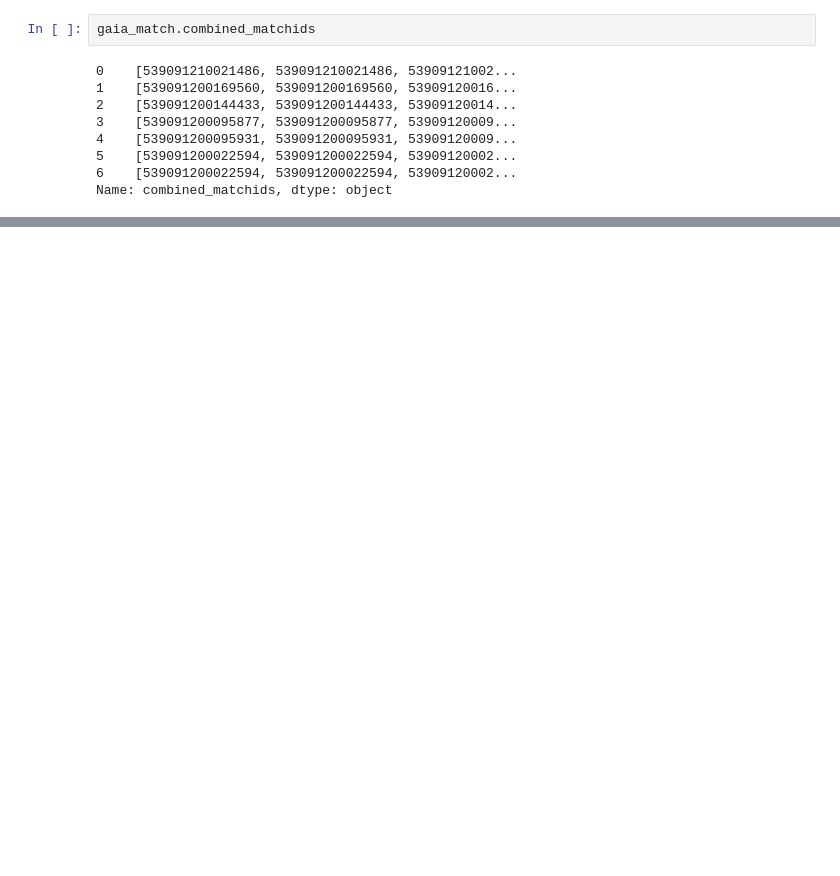
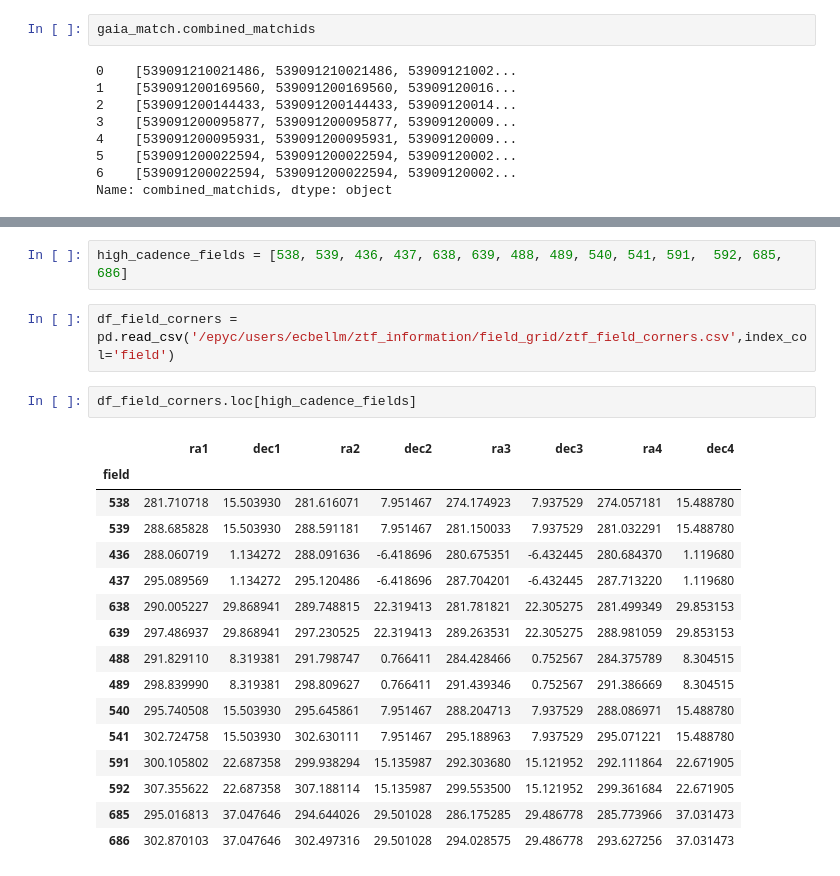
Before and after one commit to courtk32/stellar_flares, a Jupyter notebook: axs_ztf_gaia.ipynb, the cells around one changed output, grey strips where cells are left out. Saved outputs shown, nothing was run; the diff lists cells and outputs as text; blank space fills up the shorter version.

```diff
--- a/axs_ztf_gaia.ipynb
+++ b/axs_ztf_gaia.ipynb
@@ -165,0 +196,23 @@ gaia_match
+# %%
+high_cadence_fields = [538, 539, 436, 437, 638, 639, 488, 489, 540, 541, 591,  592, 685, 686]
+# %%
+df_field_corners = pd.read_csv('/epyc/users/ecbellm/ztf_information/field_grid/ztf_field_corners.csv',index_col='field')
+# %%
+df_field_corners.loc[high_cadence_fields]
+# %% [output]
+|  | ra1 | dec1 | ra2 | dec2 | ra3 | dec3 | ra4 | dec4 |
+| field |  |  |  |  |  |  |  |  |
+| 538 | 281.710718 | 15.503930 | 281.616071 | 7.951467 | 274.174923 | 7.937529 | 274.057181 | 15.488780 |
+| 539 | 288.685828 | 15.503930 | 288.591181 | 7.951467 | 281.150033 | 7.937529 | 281.032291 | 15.488780 |
+| 436 | 288.060719 | 1.134272 | 288.091636 | -6.418696 | 280.675351 | -6.432445 | 280.684370 | 1.119680 |
+| 437 | 295.089569 | 1.134272 | 295.120486 | -6.418696 | 287.704201 | -6.432445 | 287.713220 | 1.119680 |
+| 638 | 290.005227 | 29.868941 | 289.748815 | 22.319413 | 281.781821 | 22.305275 | 281.499349 | 29.853153 |
+| 639 | 297.486937 | 29.868941 | 297.230525 | 22.319413 | 289.263531 | 22.305275 | 288.981059 | 29.853153 |
+| 488 | 291.829110 | 8.319381 | 291.798747 | 0.766411 | 284.428466 | 0.752567 | 284.375789 | 8.304515 |
+| 489 | 298.839990 | 8.319381 | 298.809627 | 0.766411 | 291.439346 | 0.752567 | 291.386669 | 8.304515 |
+| 540 | 295.740508 | 15.503930 | 295.645861 | 7.951467 | 288.204713 | 7.937529 | 288.086971 | 15.488780 |
+| 541 | 302.724758 | 15.503930 | 302.630111 | 7.951467 | 295.188963 | 7.937529 | 295.071221 | 15.488780 |
+| 591 | 300.105802 | 22.687358 | 299.938294 | 15.135987 | 292.303680 | 15.121952 | 292.111864 | 22.671905 |
+| 592 | 307.355622 | 22.687358 | 307.188114 | 15.135987 | 299.553500 | 15.121952 | 299.361684 | 22.671905 |
+| 685 | 295.016813 | 37.047646 | 294.644026 | 29.501028 | 286.175285 | 29.486778 | 285.773966 | 37.031473 |
+| 686 | 302.870103 | 37.047646 | 302.497316 | 29.501028 | 294.028575 | 29.486778 | 293.627256 | 37.031473 |
```
Also changed, not shown: parts of 12 cells of this notebook.
